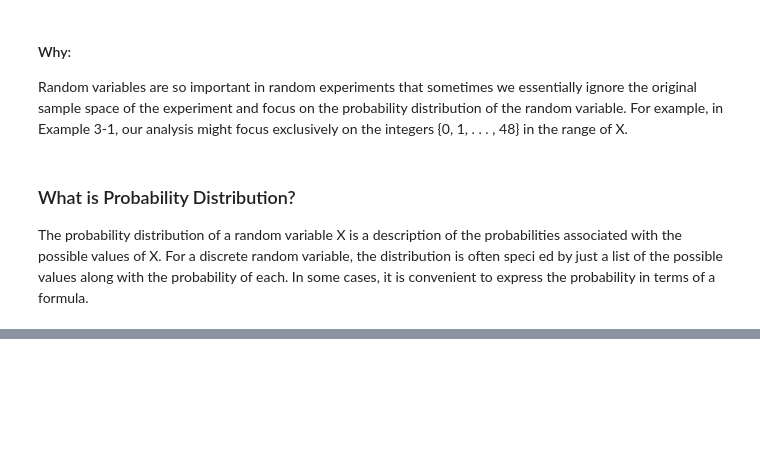
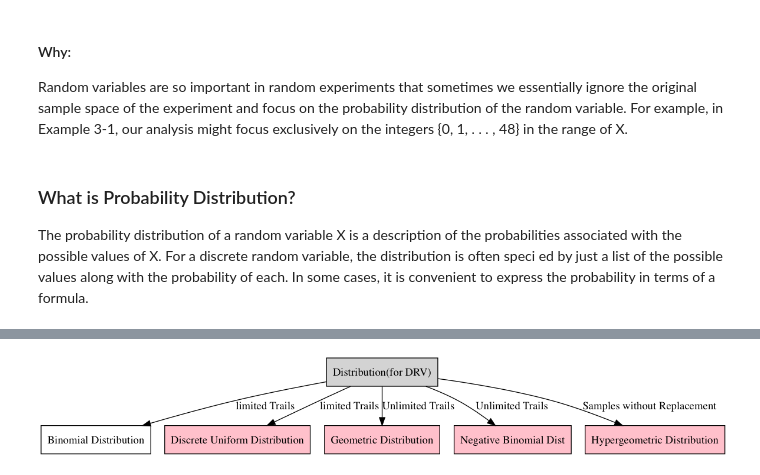
Before and after one commit to jmandivarapu1/Statistics_Python_ML, a Jupyter notebook: 2.Probability Distributions and PMF.ipynb, the cells around one changed output, grey strips where cells are left out. Drawn from its saved outputs; the diff is of its cells as text; code cells hidden in the pictures; blank space fills up the shorter version.

```diff
--- a/2.Probability Distributions and PMF.ipynb
+++ b/2.Probability Distributions and PMF.ipynb
@@ -90,3 +67,36 @@ df = pd.DataFrame({'Continuous Random Variables': b,'Discrete Random Variables':
 HTML(df.to_html(escape=False))
 # %% [output]
 [interactive output not drawn]
+# %%
+from IPython.display import Image
+import pydot
+graph = pydot.Dot(graph_type='digraph')
+
+node_a = pydot.Node("Distribution(for DRV)", shape="rectangle",style="filled")
+
+node_b = pydot.Node("Binomial Distribution",shape="rectangle",style="", fillcolor="pink")
+node_b1 = pydot.Node("Discrete Uniform Distribution", shape="rectangle",style="filled", fillcolor="pink")
+
+node_c = pydot.Node("Geometric Distribution",shape="rectangle", style="filled", fillcolor="pink")
+node_d = pydot.Node("Negative Binomial Dist", shape="rectangle",style="filled", fillcolor="pink")
+node_e = pydot.Node("Hypergeometric Distribution",shape="rectangle", style="filled", fillcolor="pink")
+
+graph.add_node(node_a)
+graph.add_node(node_b)
+graph.add_node(node_b1)
+graph.add_node(node_c)
+graph.add_node(node_d)
+graph.add_node(node_e)
+
+
+graph.add_edge(pydot.Edge(node_a, node_b,label="limited Trails"))
+graph.add_edge(pydot.Edge(node_a, node_b1,label="limited Trails"))
+graph.add_edge(pydot.Edge(node_a, node_c,label="Unlimited Trails"))
+graph.add_edge(pydot.Edge(node_a, node_d,label="Unlimited Trails"))
+graph.add_edge(pydot.Edge(node_a, node_e,label="Samples without Replacement"))
+
+# and we are done
+graph.write_png('example2_graph.png')
+Image('example2_graph.png',width=10000)
+# %% [output]
+[figure, added]
```
Also changed, not shown: parts of 31 cells of this notebook, 34 other files.
